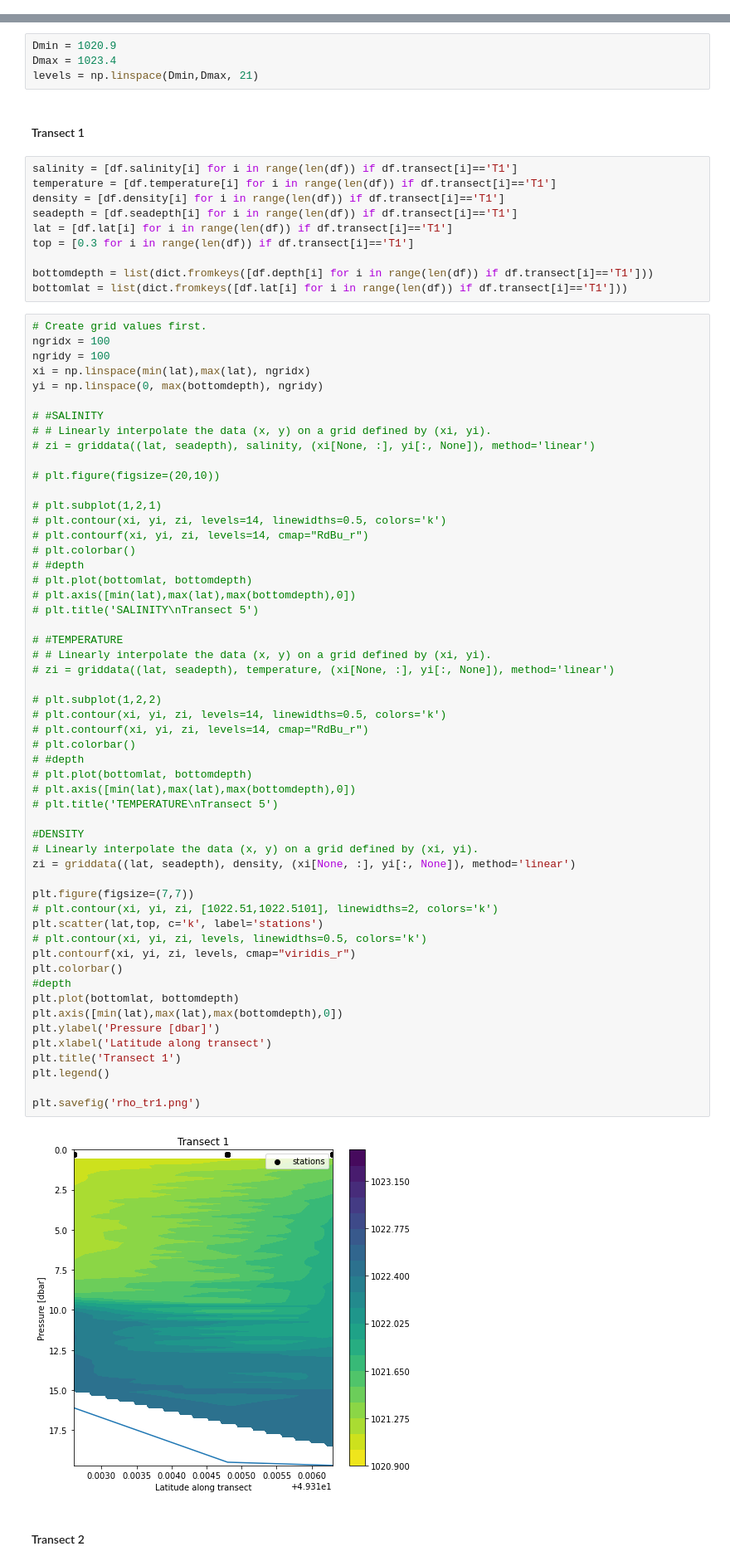
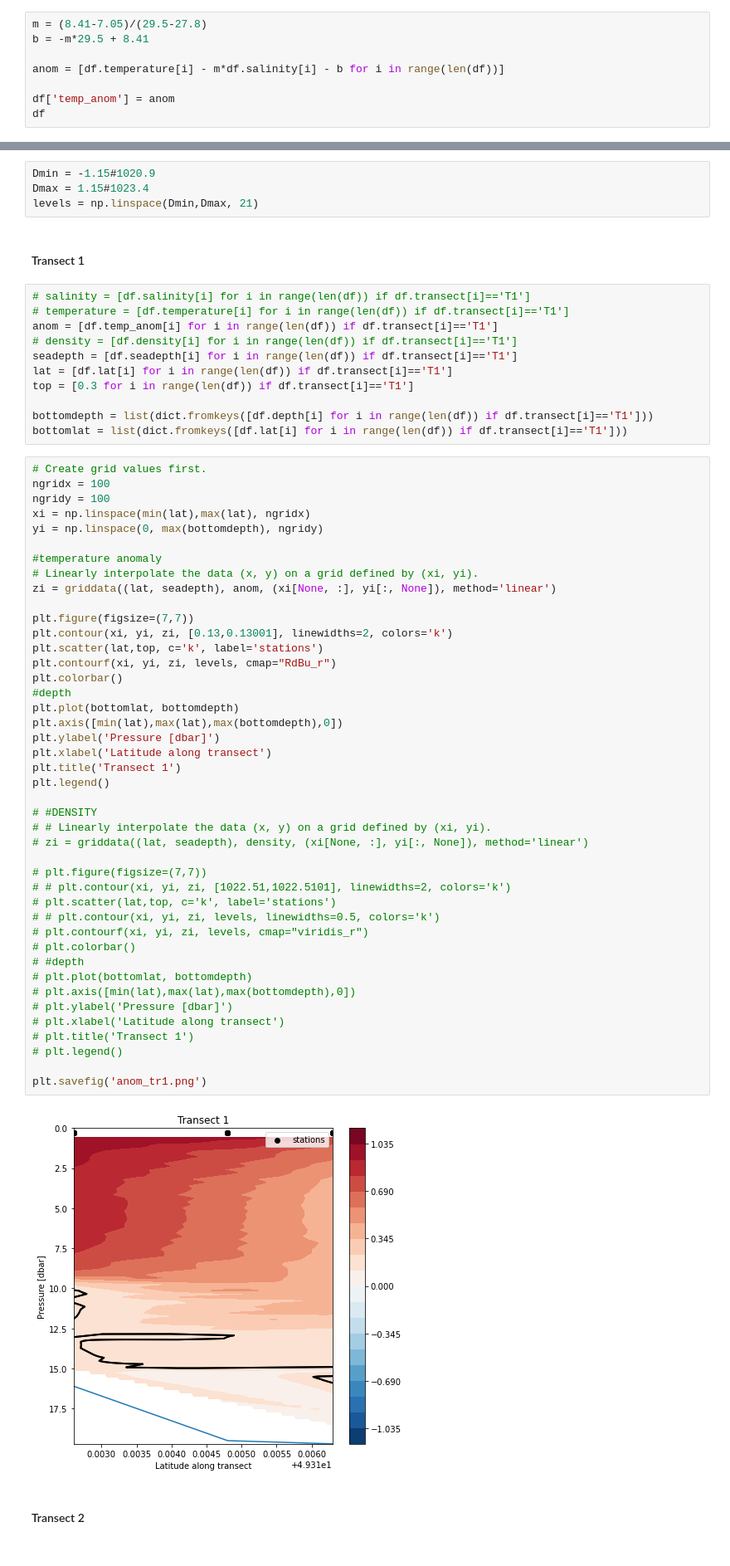
Before and after one commit to rbeutel/EOSC573, a Jupyter notebook: project/CTDanalysis.ipynb, the cells around one changed output, grey strips where cells are left out. Shown: that part at 83% size. Saved outputs shown, nothing was run; the diff lists cells and outputs as text.

Commit message:
temperature-anomaly plots and added drifter 323 track 1

```diff
--- a/project/CTDanalysis.ipynb
+++ b/project/CTDanalysis.ipynb
@@ -107,0 +86,8 @@ gsw.density.rho_t_exact(27.9, 7.65, 10)
+# %%
+m = (8.41-7.05)/(29.5-27.8)
+b = -m*29.5 + 8.41
+
+anom = [df.temperature[i] - m*df.salinity[i] - b for i in range(len(df))]
+
+df['temp_anom'] = anom
+df
@@ -108,15 +112,16 @@ gsw.density.rho_t_exact(27.9, 7.65, 10)
 # %% [markdown]
 ### Temperature and Salinity Profiles
 # %%
-Dmin = 1020.9
-Dmax = 1023.4
+Dmin = -1.15#1020.9
+Dmax = 1.15#1023.4
 levels = np.linspace(Dmin,Dmax, 21)
 # %% [markdown]
 #### Transect 1
 # %%
-salinity = [df.salinity[i] for i in range(len(df)) if df.transect[i]=='T1']
-temperature = [df.temperature[i] for i in range(len(df)) if df.transect[i]=='T1']
-density = [df.density[i] for i in range(len(df)) if df.transect[i]=='T1']
+# salinity = [df.salinity[i] for i in range(len(df)) if df.transect[i]=='T1']
+# temperature = [df.temperature[i] for i in range(len(df)) if df.transect[i]=='T1']
+anom = [df.temp_anom[i] for i in range(len(df)) if df.transect[i]=='T1']
+# density = [df.density[i] for i in range(len(df)) if df.transect[i]=='T1']
 seadepth = [df.seadepth[i] for i in range(len(df)) if df.transect[i]=='T1']
 lat = [df.lat[i] for i in range(len(df)) if df.transect[i]=='T1']
 top = [0.3 for i in range(len(df)) if df.transect[i]=='T1']
@@ -126,59 +131,48 @@ bottomlat = list(dict.fromkeys([df.lat[i] for i in range(len(df)) if df.transect
 # %%
 # Create grid values first.
 ngridx = 100
 ngridy = 100
 xi = np.linspace(min(lat),max(lat), ngridx)
 yi = np.linspace(0, max(bottomdepth), ngridy)
 
-# #SALINITY
-# # Linearly interpolate the data (x, y) on a grid defined by (xi, yi).
-# zi = griddata((lat, seadepth), salinity, (xi[None, :], yi[:, None]), method='linear')
-
-# plt.figure(figsize=(20,10))
-
-# plt.subplot(1,2,1)
-# plt.contour(xi, yi, zi, levels=14, linewidths=0.5, colors='k')
-# plt.contourf(xi, yi, zi, levels=14, cmap="RdBu_r")
-# plt.colorbar()
-# #depth
-# plt.plot(bottomlat, bottomdepth)
-# plt.axis([min(lat),max(lat),max(bottomdepth),0])
-# plt.title('SALINITY\nTransect 5')
-
-# #TEMPERATURE
-# # Linearly interpolate the data (x, y) on a grid defined by (xi, yi).
-# zi = griddata((lat, seadepth), temperature, (xi[None, :], yi[:, None]), method='linear')
-
-# plt.subplot(1,2,2)
-# plt.contour(xi, yi, zi, levels=14, linewidths=0.5, colors='k')
-# plt.contourf(xi, yi, zi, levels=14, cmap="RdBu_r")
-# plt.colorbar()
-# #depth
-# plt.plot(bottomlat, bottomdepth)
-# plt.axis([min(lat),max(lat),max(bottomdepth),0])
-# plt.title('TEMPERATURE\nTransect 5')
-
-#DENSITY
+#temperature anomaly
 # Linearly interpolate the data (x, y) on a grid defined by (xi, yi).
-zi = griddata((lat, seadepth), density, (xi[None, :], yi[:, None]), method='linear')
+zi = griddata((lat, seadepth), anom, (xi[None, :], yi[:, None]), method='linear')
 
 plt.figure(figsize=(7,7))
-# plt.contour(xi, yi, zi, [1022.51,1022.5101], linewidths=2, colors='k')
+plt.contour(xi, yi, zi, [0.13,0.13001], linewidths=2, colors='k')
 plt.scatter(lat,top, c='k', label='stations')
-# plt.contour(xi, yi, zi, levels, linewidths=0.5, colors='k')
-plt.contourf(xi, yi, zi, levels, cmap="viridis_r")
+plt.contourf(xi, yi, zi, levels, cmap="RdBu_r")
 plt.colorbar()
 #depth
 plt.plot(bottomlat, bottomdepth)
 plt.axis([min(lat),max(lat),max(bottomdepth),0])
 plt.ylabel('Pressure [dbar]')
 plt.xlabel('Latitude along transect')
 plt.title('Transect 1')
 plt.legend()
 
-plt.savefig('rho_tr1.png')
+# #DENSITY
+# # Linearly interpolate the data (x, y) on a grid defined by (xi, yi).
+# zi = griddata((lat, seadepth), density, (xi[None, :], yi[:, None]), method='linear')
+
+# plt.figure(figsize=(7,7))
+# # plt.contour(xi, yi, zi, [1022.51,1022.5101], linewidths=2, colors='k')
+# plt.scatter(lat,top, c='k', label='stations')
+# # plt.contour(xi, yi, zi, levels, linewidths=0.5, colors='k')
+# plt.contourf(xi, yi, zi, levels, cmap="viridis_r")
+# plt.colorbar()
+# #depth
+# plt.plot(bottomlat, bottomdepth)
+# plt.axis([min(lat),max(lat),max(bottomdepth),0])
+# plt.ylabel('Pressure [dbar]')
+# plt.xlabel('Latitude along transect')
+# plt.title('Transect 1')
+# plt.legend()
+
+plt.savefig('anom_tr1.png')
 # %% [output]
-[figure, old version]
+[figure, new version]
 # %% [markdown]
 #### Transect 2
 # %%
```
Also changed, not shown: parts of 19 cells of this notebook, 2 other files.
